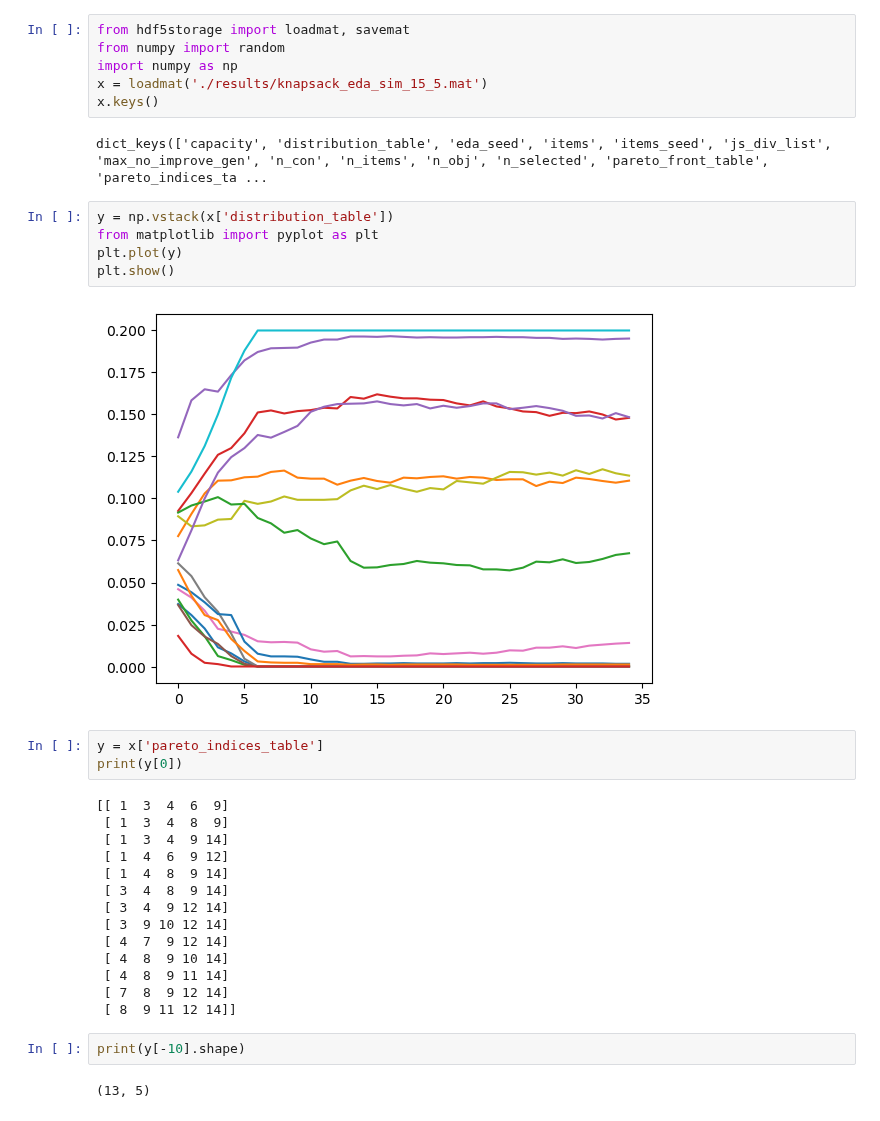
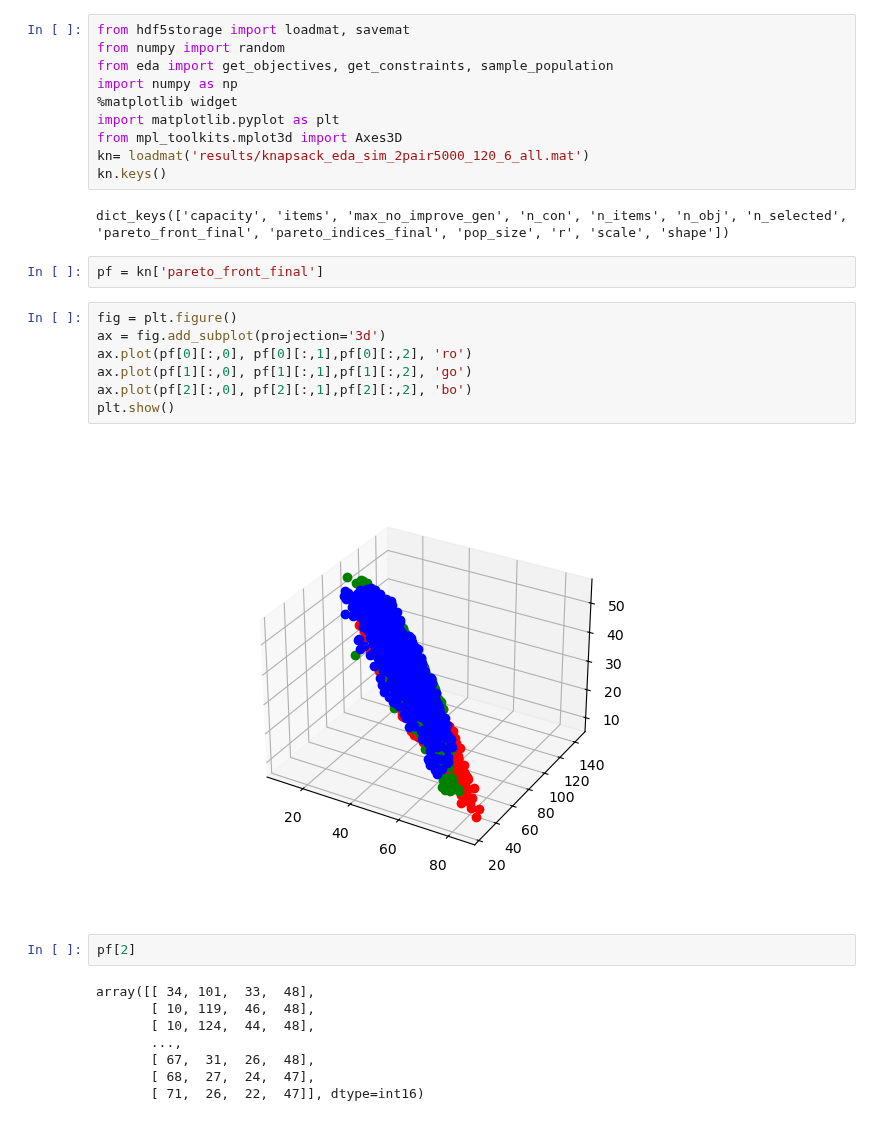
Before and after one commit to rameshsrinivasanuci/multiobjective, a Jupyter notebook: read_knapsack_eda.ipynb, the cells around one changed output. Drawn from its saved outputs; the diff is of its cells as text.

Commit message:
plot 3d pareto front

```diff
--- a/read_knapsack_eda.ipynb
+++ b/read_knapsack_eda.ipynb
@@ -1,36 +1,33 @@
 # %%
 from hdf5storage import loadmat, savemat
 from numpy import random
+from eda import get_objectives, get_constraints, sample_population
 import numpy as np
-x = loadmat('./results/knapsack_eda_sim_15_5.mat')
-x.keys()
+%matplotlib widget
+import matplotlib.pyplot as plt
+from mpl_toolkits.mplot3d import Axes3D
+kn= loadmat('results/knapsack_eda_sim_2pair5000_120_6_all.mat')
+kn.keys()
 # %% [output]
-dict_keys(['capacity', 'distribution_table', 'eda_seed', 'items', 'items_seed', 'js_div_list', 'max_no_improve_gen', 'n_con', 'n_items', 'n_obj', 'n_selected', 'pareto_front_table', 'pareto_indices_ta ...
+dict_keys(['capacity', 'items', 'max_no_improve_gen', 'n_con', 'n_items', 'n_obj', 'n_selected', 'pareto_front_final', 'pareto_indices_final', 'pop_size', 'r', 'scale', 'shape'])
-# %%
-y = np.vstack(x['distribution_table'])
-from matplotlib import pyplot as plt
-plt.plot(y)
-plt.show()
-# %% [output]
-[figure, removed]
-# %%
-y = x['pareto_indices_table']
-print(y[0])
-# %% [output]
-[[ 1  3  4  6  9]
- [ 1  3  4  8  9]
- [ 1  3  4  9 14]
- [ 1  4  6  9 12]
- [ 1  4  8  9 14]
- [ 3  4  8  9 14]
- [ 3  4  9 12 14]
- [ 3  9 10 12 14]
- [ 4  7  9 12 14]
- [ 4  8  9 10 14]
- [ 4  8  9 11 14]
- [ 7  8  9 12 14]
- [ 8  9 11 12 14]]
-# %%
-print(y[-10].shape)
-# %% [output]
-(13, 5)
+# %%
+pf = kn['pareto_front_final']
+# %%
+fig = plt.figure()
+ax = fig.add_subplot(projection='3d')
+ax.plot(pf[0][:,0], pf[0][:,1],pf[0][:,2], 'ro')
+ax.plot(pf[1][:,0], pf[1][:,1],pf[1][:,2], 'go')
+ax.plot(pf[2][:,0], pf[2][:,1],pf[2][:,2], 'bo')
+plt.show()
+# %% [output]
+[figure, added]
+# %%
+pf[2]
+# %% [output]
+array([[ 34, 101,  33,  48],
+       [ 10, 119,  46,  48],
+       [ 10, 124,  44,  48],
+       ...,
+       [ 67,  31,  26,  48],
+       [ 68,  27,  24,  47],
+       [ 71,  26,  22,  47]], dtype=int16)
```
Also changed, not shown: parts of 1 cell of this notebook.
